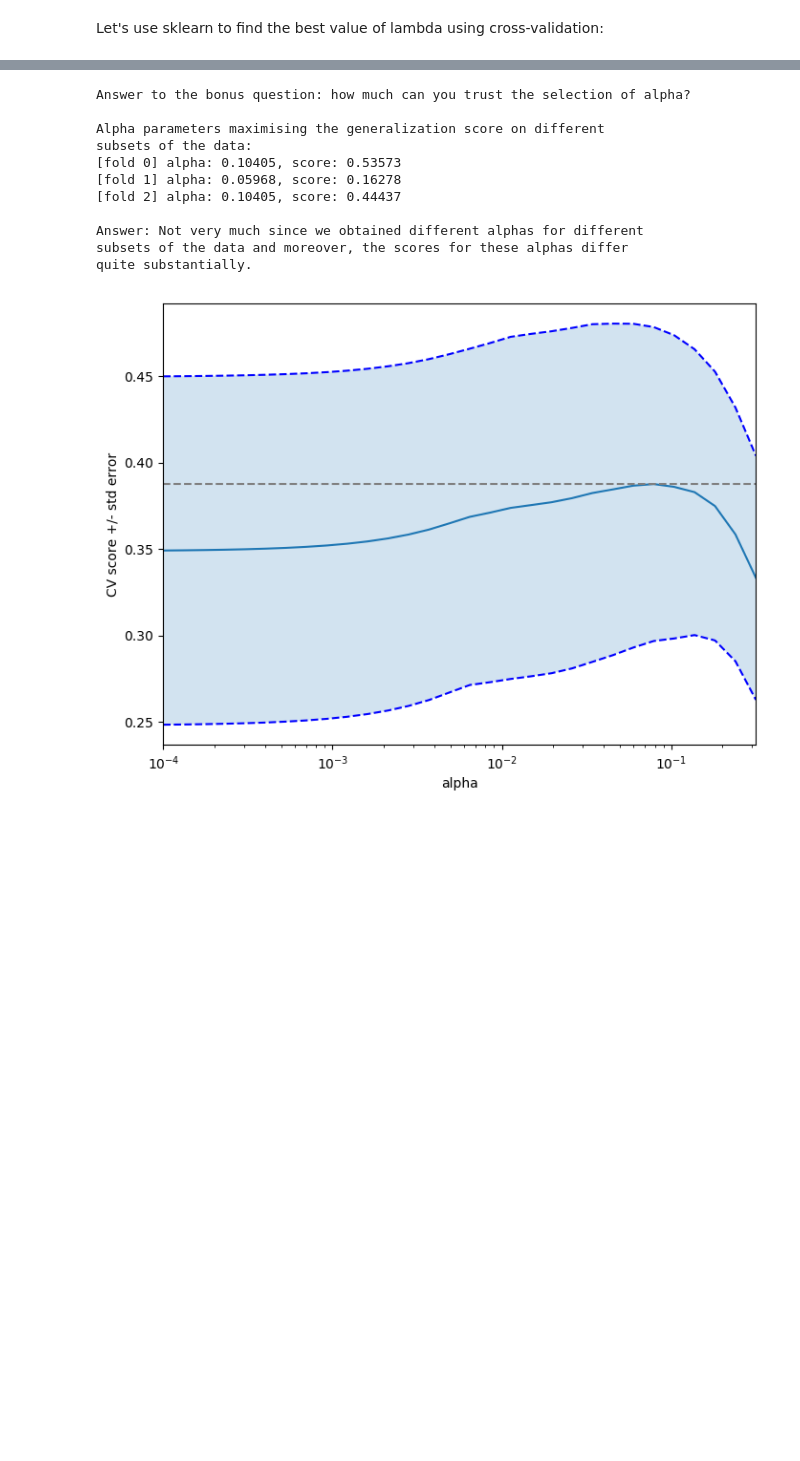
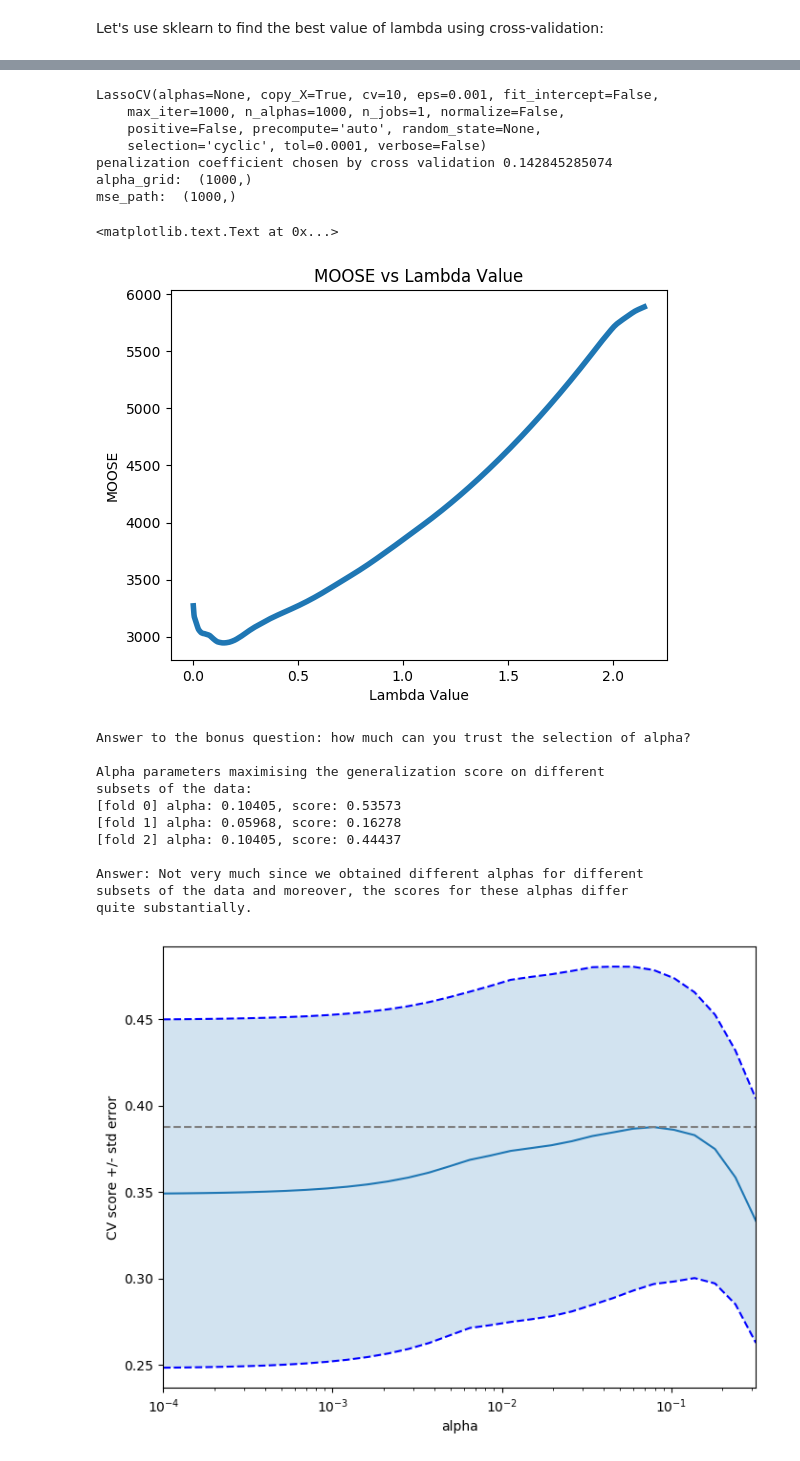
Before and after one commit to anvaribs/SDS385, a Jupyter notebook: exercises/exercises05/sparsity_notebook.ipynb, the cells around one changed output, grey strips where cells are left out. Saved outputs shown, nothing was run; the diff lists cells and outputs as text; code cells hidden in the pictures; blank space fills up the shorter version.

```diff
--- a/exercises/exercises05/sparsity_notebook.ipynb
+++ b/exercises/exercises05/sparsity_notebook.ipynb
@@ -537,3 +525,34 @@ LassoCV(alphas=None, copy_X=True, cv=None, eps=0.001, fit_intercept=True,
+# %%
+from sklearn import linear_model, datasets
+# let's perform a 10-fold cross-validation.
+lasso = linear_model.LassoCV(n_alphas = 1000, fit_intercept=False, copy_X=True, cv=10)
+
+X_diabetes, y_diabetes = load_data()
+X_diabetes, norms = normalize_features(X_diabetes)
+print(lasso.fit(X_diabetes, y_diabetes))
+
+print("penalization coefficient chosen by cross validation",lasso.alpha_)
+print("alpha_grid: ", lasso.alphas_.shape)
+print("mse_path: ", lasso.mse_path_.mean(axis = 1).shape)
+# print(lasso.intercept_)
+# print(lasso.coef_)
+
+
+#===========plotting===========#
+plt.plot(lasso.alphas_, lasso.mse_path_.mean(axis = 1), linewidth=4.0)
+plt.xlabel("Lambda Value")
+plt.ylabel("MOOSE")
+plt.title("MOOSE vs Lambda Value")
+# %% [output]
+LassoCV(alphas=None, copy_X=True, cv=10, eps=0.001, fit_intercept=False,
+    max_iter=1000, n_alphas=1000, n_jobs=1, normalize=False,
+    positive=False, precompute='auto', random_state=None,
+    selection='cyclic', tol=0.0001, verbose=False)
+penalization coefficient chosen by cross validation 0.142845285074
+alpha_grid:  (1000,)
+mse_path:  (1000,)
+<matplotlib.text.Text at 0x...>
+[figure, added]
 # %%
 from sklearn import datasets
 from sklearn.linear_model import LassoCV
```
Also changed, not shown: parts of 3 cells of this notebook.
